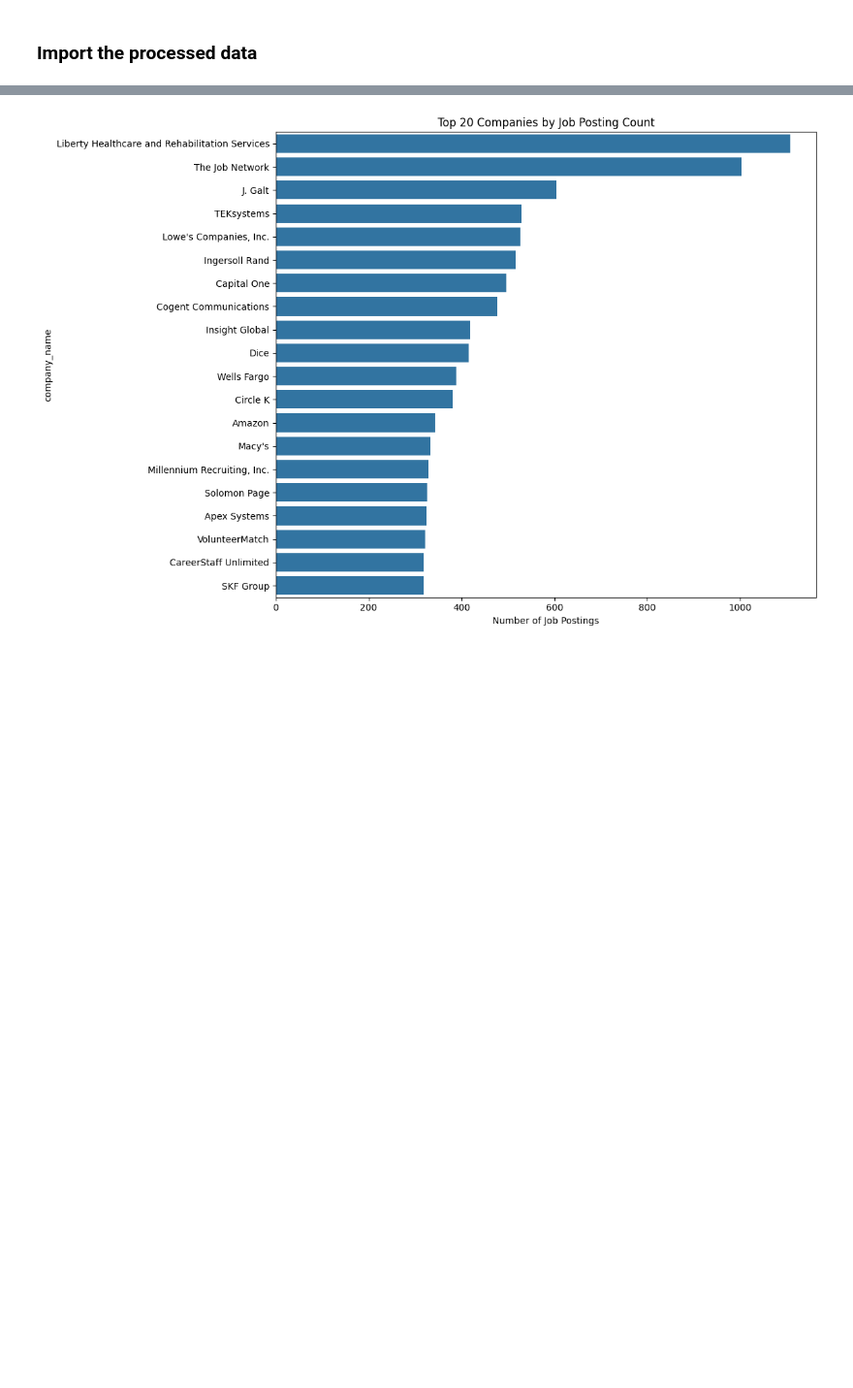
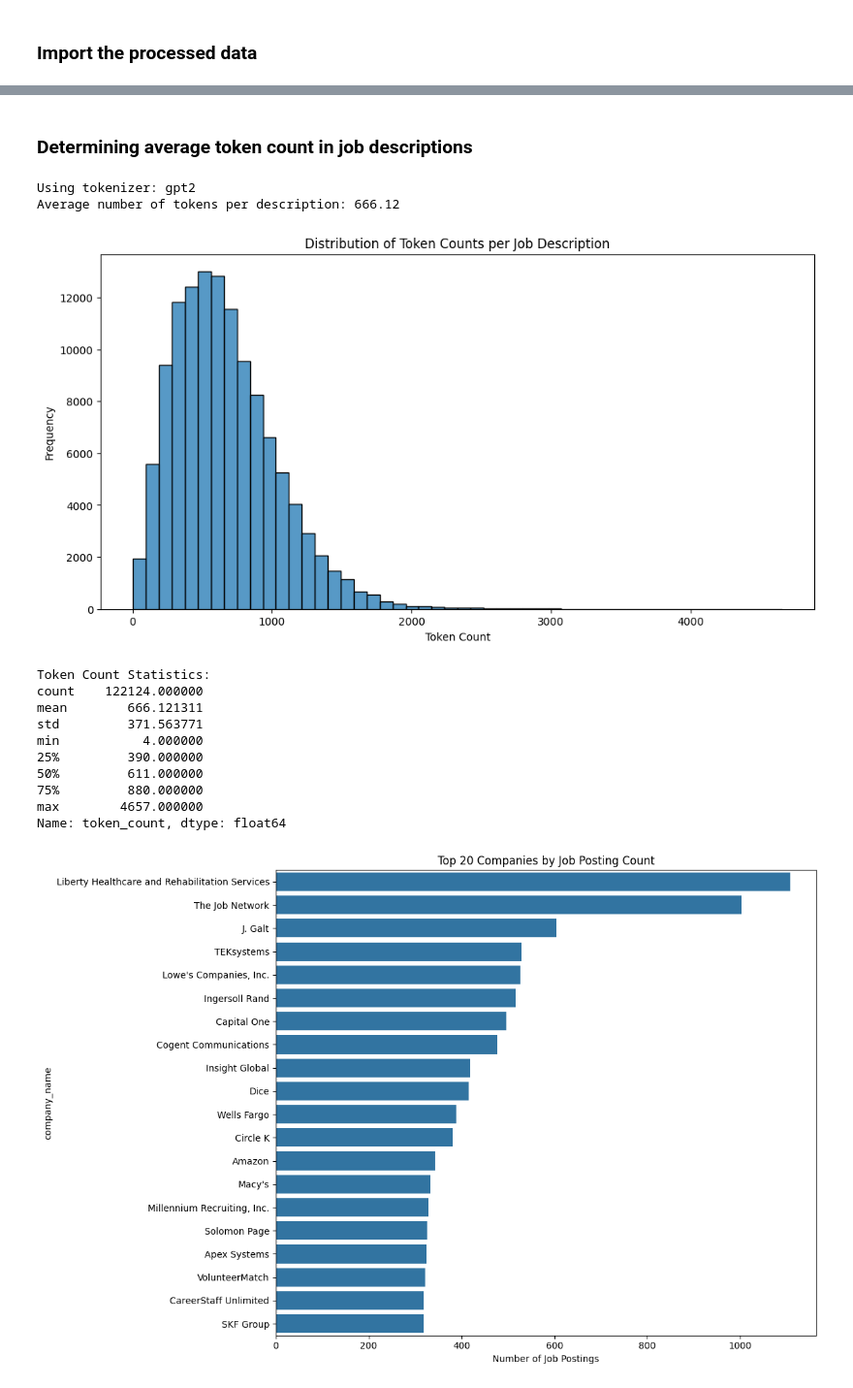
Before and after one commit to gabcal07/NLP_Linkedin_offers, a Jupyter notebook: models/src/generation/dataset_analysis.ipynb, the cells around one changed output, grey strips where cells are left out. Shown at 97% size. Cells and saved outputs as stored; diff of their text form; code cells hidden in the pictures; blank space fills up the shorter version.

Commit message:
fix(analysis): added average token count per description in data analysis notebook

```diff
--- a/models/src/generation/dataset_analysis.ipynb
+++ b/models/src/generation/dataset_analysis.ipynb
@@ -103,4 +104,61 @@ Average job description length: 3748.95 characters
 [figure]
+# %% [markdown]
+### Determining average token count in job descriptions
+# %%
+
+model_name = "gpt2"
+tokenizer = AutoTokenizer.from_pretrained(model_name)
+
+# Function to count tokens in a text
+def count_tokens(text):
+    if pd.isna(text) or not isinstance(text, str):
+        return 0 # Return 0 for missing or non-string data
+    return len(tokenizer.encode(text))
+
+# Apply the function to the description column
+# Using .progress_apply from tqdm for progress bar (optional but nice for large datasets)
+try:
+    from tqdm.auto import tqdm
+    tqdm.pandas()
+    descriptions_df['token_count'] = descriptions_df['description'].progress_apply(count_tokens)
+except ImportError:
+    print("tqdm not found, using standard apply(). Install tqdm for a progress bar.")
+    descriptions_df['token_count'] = descriptions_df['description'].apply(count_tokens)
+
+
+# Calculate the average number of tokens
+average_tokens = descriptions_df['token_count'].mean()
+
+print(f"\nUsing tokenizer: {model_name}")
+print(f"Average number of tokens per description: {average_tokens:.2f}")
+
+# Plot the distribution of token counts
+plt.figure(figsize=(12, 6))
+sns.histplot(descriptions_df['token_count'], bins=50)
+plt.title("Distribution of Token Counts per Job Description")
+plt.xlabel("Token Count")
+plt.ylabel("Frequency")
+# You might want to adjust xlim based on the distribution
+# plt.xlim(0, descriptions_df['token_count'].quantile(0.99)) # Example: limit to 99th percentile
+plt.show()
+
+# Display some statistics about token counts
+print("\nToken Count Statistics:")
+print(descriptions_df['token_count'].describe())
+# %% [output]
+Using tokenizer: gpt2
+Average number of tokens per description: 666.12
+[figure, added]
+Token Count Statistics:
+count    122124.000000
+mean        666.121311
+std         371.563771
+min           4.000000
+25%         390.000000
+50%         611.000000
+75%         880.000000
+max        4657.000000
+Name: token_count, dtype: float64
 # %%
 # Top companies by job count
 top_companies = descriptions_df["company_name"].value_counts().head(20)
```
Also changed, not shown: parts of 3 cells of this notebook, 3 other files.
